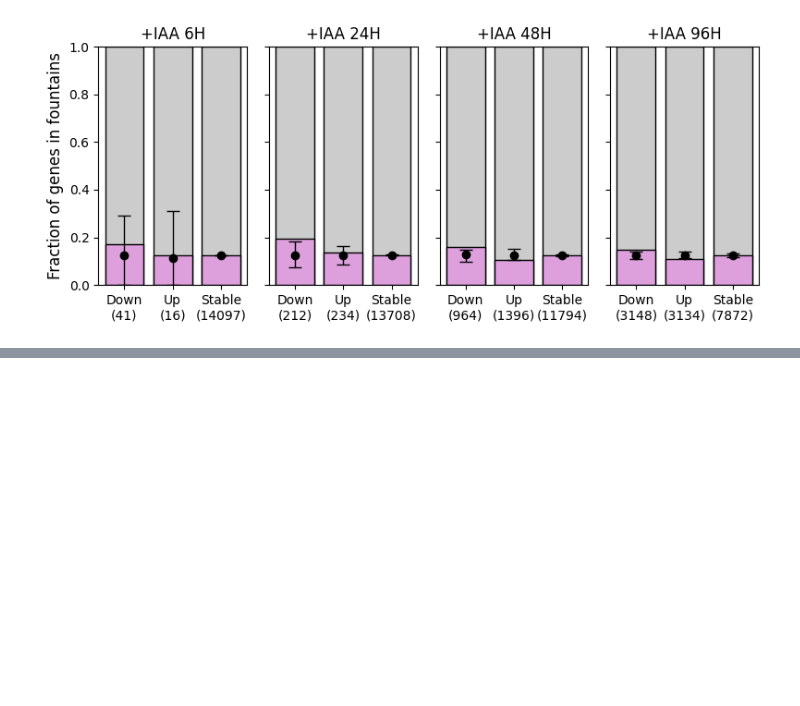
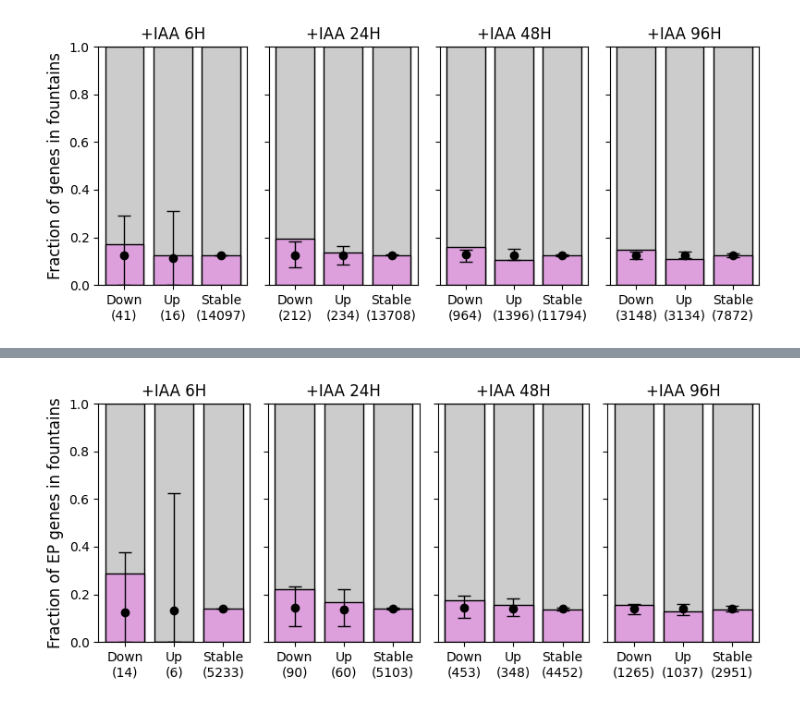
Before and after one commit to magnitov/fountains, a Jupyter notebook: 08_degs_wapl_ctcf.ipynb, the cells around one changed output, grey strips where cells are left out. Drawn from its saved outputs; the diff is of its cells as text; code cells hidden in the pictures; blank space fills up the shorter version.

Commit message:
Add analysis of genes overlapping E-P loops

```diff
--- a/08_degs_wapl_ctcf.ipynb
+++ b/08_degs_wapl_ctcf.ipynb
@@ -295,7 +339,7 @@ INFO:root:Extracted GTF attributes: ['gene_id', 'gene_type', 'gene_name', 'level
 # %%
 distance_from_plume_base = 100000
 # %%
-plumes_fontanka = pd.read_csv('fountains_fontanka_merged.bed', sep = '\t', header = None)
+plumes_fontanka = pd.read_csv('/DATA/users/magnitov/wapl_ctcf/fountains/plume_calls/plumes_fontanka_merged.bed', sep = '\t', header = None)
 plumes_fontanka.columns = ['chrom', 'start', 'end']
 plumes_fontanka['start'] = plumes_fontanka['start'] - distance_from_plume_base
 plumes_fontanka['end'] = plumes_fontanka['end'] + distance_from_plume_base
@@ -510,0 +613,15 @@ plt.show()
+# %%
+distance_from_tss_to_anchor = 2000
+
+# Find overlap between peaks and TSS regions
+peaks_overlap_genes = bioframe.overlap(ep_loops_anchors, get_tss(genes, distance_from_tss_to_anchor, distance_from_tss_to_anchor), suffixes=('', '_genes'))
+peaks_overlap_genes = peaks_overlap_genes.drop(['chrom_genes'], axis = 1).dropna()
+peaks_overlap_genes['strand_genes'] = [str(x) for x in peaks_overlap_genes['strand_genes']]
+peaks_overlap_genes.index = np.arange(len(peaks_overlap_genes))
+# %%
+ep_genes = list(np.unique(peaks_overlap_genes['gene_id_genes']))
+# %%
+ep_genes_inside_plumes = [x for x in genes_inside_plumes if x in ep_genes]
+not_ep_genes_inside_plumes = [x for x in genes_inside_plumes if x not in ep_genes]
+ep_genes_outside_plumes = [x for x in genes_outside_plumes if x in ep_genes]
+not_ep_genes_outside_plumes = [x for x in genes_outside_plumes if x not in ep_genes]
@@ -510,0 +745,72 @@ plt.show()
+# %%
+plt.figure(figsize = (8, 3.5))
+
+plt.subplot(141)
+plt.title('+IAA 6H')
+plt.bar([0, 1, 2], [1, 1, 1], color = '#CCCCCC', edgecolor = 'k', lw = 1)
+plt.bar([0, 1, 2], [plume_degs_6H['Plume'].values[0]/(plume_degs_6H['Plume'].values[0] + plume_degs_6H['Other'].values[0]),
+                    plume_degs_6H['Plume'].values[1]/(plume_degs_6H['Plume'].values[1] + plume_degs_6H['Other'].values[1]),
+                    plume_degs_6H['Plume'].values[2]/(plume_degs_6H['Plume'].values[2] + plume_degs_6H['Other'].values[2])],
+        edgecolor = 'k', lw = 1, color = 'plum')
+plt.errorbar([0, 1, 2], mean_shuffled_fractions_6H, yerr = (mean_shuffled_fractions_6H-min_shuffled_fractions_6H,
+                                                            max_shuffled_fractions_6H-mean_shuffled_fractions_6H),
+             capsize = 5, zorder = 3, fmt = 'o',  color = 'k', lw = 1)
+plt.xticks([0, 1, 2], ['Down\n(' + str(np.sum(plume_degs_6H.values[0])) + ')',
+                       'Up\n(' + str(np.sum(plume_degs_6H.values[1])) + ')',
+                       'Stable\n(' + str(np.sum(plume_degs_6H.values[2])) + ')'])
+plt.ylabel('Fraction of EP genes in fountains', fontsize = 12)
+plt.ylim((0, 1))
+
+plt.subplot(142)
+plt.title('+IAA 24H')
+plt.bar([0, 1, 2], [1, 1, 1], color = '#CCCCCC', edgecolor = 'k', lw = 1)
+plt.bar([0, 1, 2], [plume_degs_24H['Plume'].values[0]/(plume_degs_24H['Plume'].values[0] + plume_degs_24H['Other'].values[0]),
+                    plume_degs_24H['Plume'].values[1]/(plume_degs_24H['Plume'].values[1] + plume_degs_24H['Other'].values[1]),
+                    plume_degs_24H['Plume'].values[2]/(plume_degs_24H['Plume'].values[2] + plume_degs_24H['Other'].values[2])],
+        edgecolor = 'k', lw = 1, color = 'plum')
+plt.errorbar([0, 1, 2], mean_shuffled_fractions_24H, yerr = (mean_shuffled_fractions_24H-min_shuffled_fractions_24H,
+                                                             max_shuffled_fractions_24H-mean_shuffled_fractions_24H),
+             capsize = 5, zorder = 3, fmt = 'o',  color = 'k', lw = 1)
+plt.xticks([0, 1, 2], ['Down\n(' + str(np.sum(plume_degs_24H.values[0])) + ')',
+                       'Up\n(' + str(np.sum(plume_degs_24H.values[1])) + ')',
+                       'Stable\n(' + str(np.sum(plume_degs_24H.values[2])) + ')'])
+plt.yticks([0, 0.2, 0.4, 0.6, 0.8, 1], [])
+plt.ylim((0, 1))
+
+plt.subplot(143)
+plt.title('+IAA 48H')
+plt.bar([0, 1, 2], [1, 1, 1], color = '#CCCCCC', edgecolor = 'k', lw = 1)
+plt.bar([0, 1, 2], [plume_degs_48H['Plume'].values[0]/(plume_degs_48H['Plume'].values[0] + plume_degs_48H['Other'].values[0]),
+                    plume_degs_48H['Plume'].values[1]/(plume_degs_48H['Plume'].values[1] + plume_degs_48H['Other'].values[1]),
+                    plume_degs_48H['Plume'].values[2]/(plume_degs_48H['Plume'].values[2] + plume_degs_48H['Other'].values[2])],
+        edgecolor = 'k', lw = 1, color = 'plum')
+plt.errorbar([0, 1, 2], mean_shuffled_fractions_48H, yerr = (mean_shuffled_fractions_48H-min_shuffled_fractions_48H,
+                                                             max_shuffled_fractions_48H-mean_shuffled_fractions_48H),
+             capsize = 5, zorder = 3, fmt = 'o',  color = 'k', lw = 1)
+plt.xticks([0, 1, 2], ['Down\n(' + str(np.sum(plume_degs_48H.values[0])) + ')',
+                       'Up\n(' + str(np.sum(plume_degs_48H.values[1])) + ')',
+                       'Stable\n(' + str(np.sum(plume_degs_48H.values[2])) + ')'])
+plt.yticks([0, 0.2, 0.4, 0.6, 0.8, 1], [])
+plt.ylim((0, 1))
+
+plt.subplot(144)
+plt.title('+IAA 96H')
+plt.bar([0, 1, 2], [1, 1, 1], color = '#CCCCCC', edgecolor = 'k', lw = 1)
+plt.bar([0, 1, 2], [plume_degs_96H['Plume'].values[0]/(plume_degs_96H['Plume'].values[0] + plume_degs_96H['Other'].values[0]),
+                    plume_degs_96H['Plume'].values[1]/(plume_degs_96H['Plume'].values[1] + plume_degs_96H['Other'].values[1]),
+                    plume_degs_96H['Plume'].values[2]/(plume_degs_96H['Plume'].values[2] + plume_degs_96H['Other'].values[2])],
+        edgecolor = 'k', lw = 1, color = 'plum')
+plt.errorbar([0, 1, 2], mean_shuffled_fractions_96H, yerr = (mean_shuffled_fractions_96H-min_shuffled_fractions_96H,
+                                                             max_shuffled_fractions_96H-mean_shuffled_fractions_96H),
+             capsize = 5, zorder = 3, fmt = 'o',  color = 'k', lw = 1)
+plt.xticks([0, 1, 2], ['Down\n(' + str(np.sum(plume_degs_96H.values[0])) + ')',
+                       'Up\n(' + str(np.sum(plume_degs_96H.values[1])) + ')',
+                       'Stable\n(' + str(np.sum(plume_degs_96H.values[2])) + ')'])
+plt.yticks([0, 0.2, 0.4, 0.6, 0.8, 1], [])
+plt.ylim((0, 1))
+
+plt.tight_layout()
+plt.savefig('/DATA/users/magnitov/wapl_ctcf/figures/rnaseq_plumes_barplot_EP_CW.pdf', bbox_inches = 'tight')
+plt.show()
+# %% [output]
+[figure, added]
```
Also changed, not shown: parts of 32 cells of this notebook, 1 other file.
